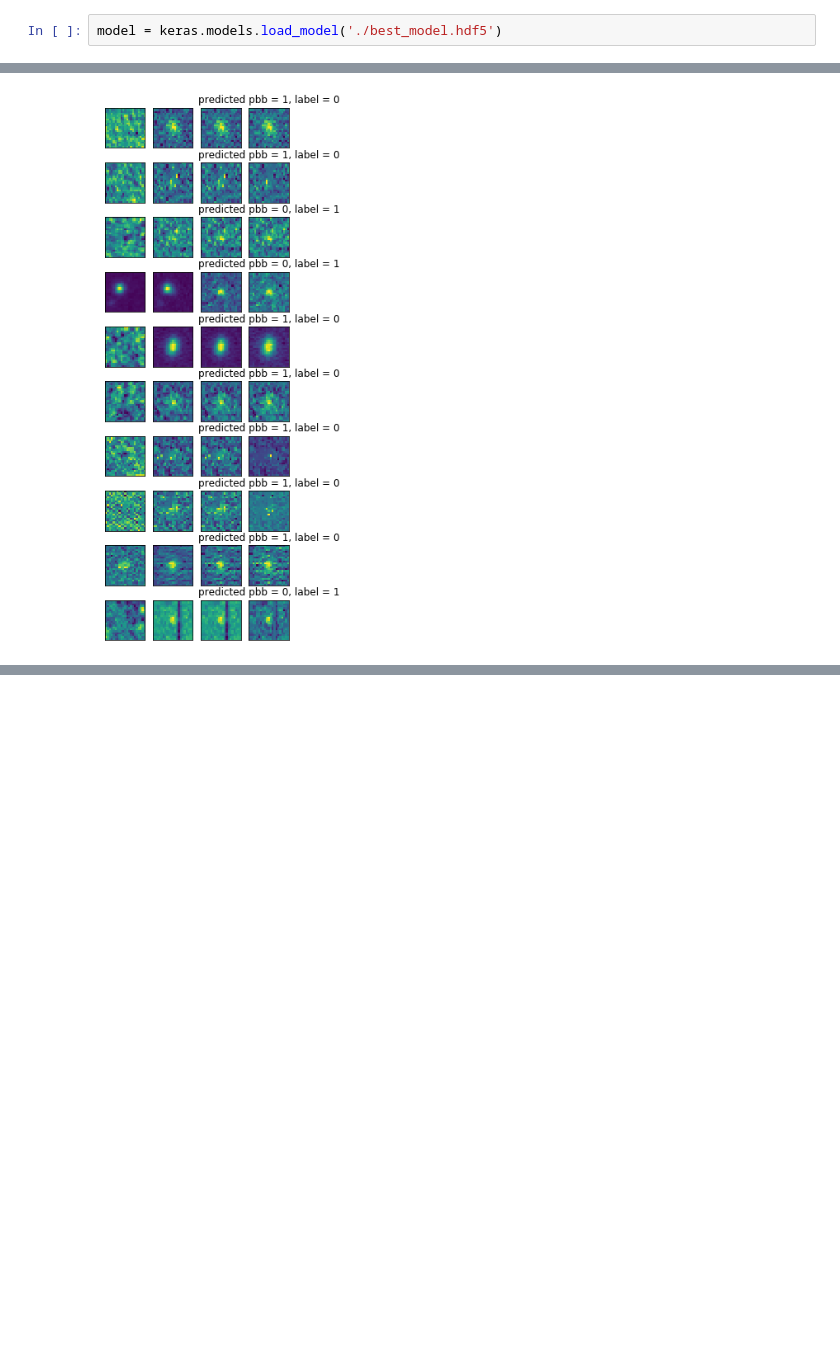
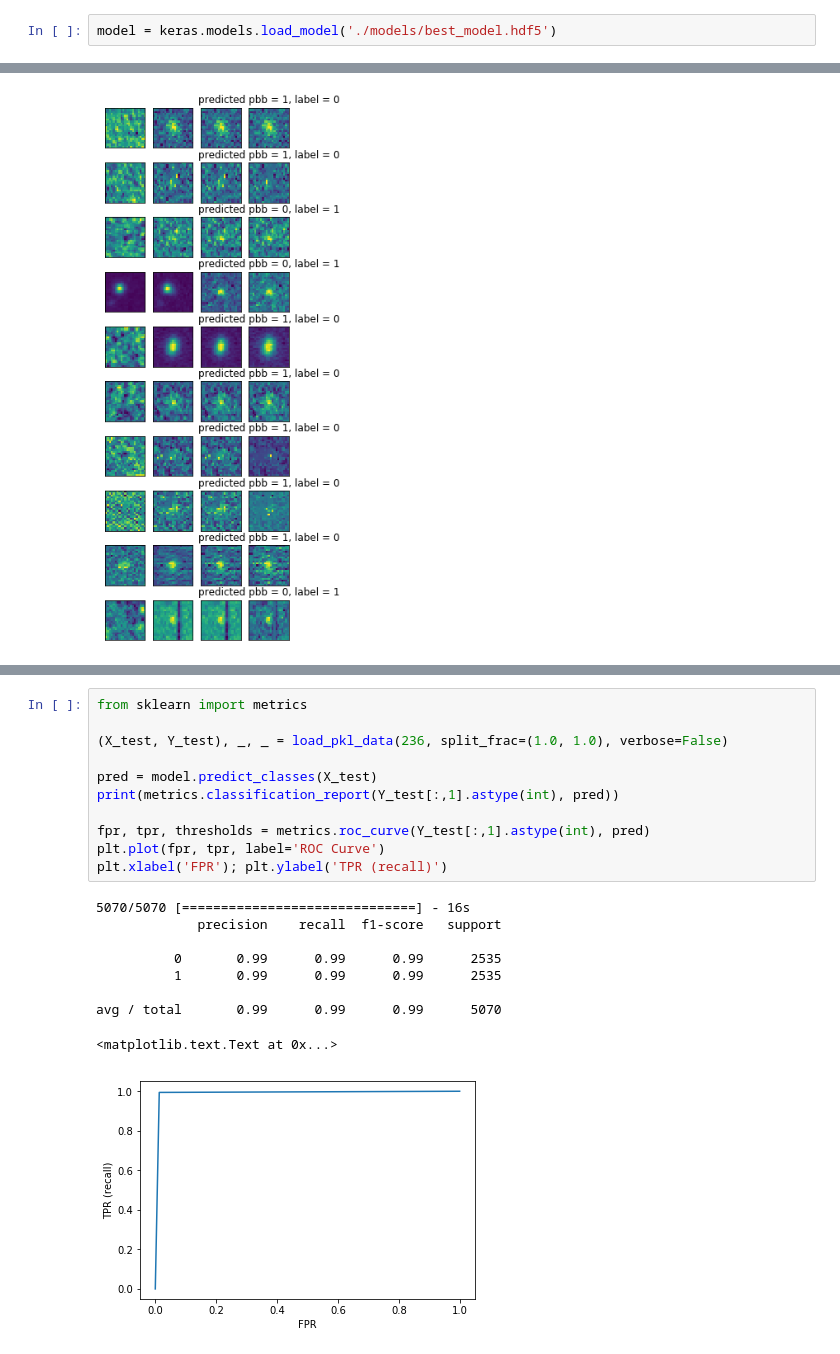
Before and after one commit to djreiss/CNN_HiTS_demo, a Jupyter notebook: CNN_HiTS_demo_big-datagen.ipynb, the cells around one changed output, grey strips where cells are left out. Cells and saved outputs as stored; diff of their text form; blank space fills up the shorter version.

Commit message:
New model run

````diff
--- a/CNN_HiTS_demo_big-datagen.ipynb
+++ b/CNN_HiTS_demo_big-datagen.ipynb
@@ -433,7 +435,7 @@ Epoch 2333/10000
 100/100 [==============================] - 2s - loss: 0.0067 - acc: 0.9919 - val_loss: 2.0465e-06 - val_acc: 1.0000e
 ```
 # %%
-model = keras.models.load_model('./best_model.hdf5')
+model = keras.models.load_model('./models/best_model.hdf5')
 # %%
 test_generator = data_generator_test()
 score = model.evaluate_generator(test_generator, steps=500)
@@ -473,0 +492,21 @@ Incorrectly classified: 50 of 5120
+# %%
+from sklearn import metrics
+
+(X_test, Y_test), _, _ = load_pkl_data(236, split_frac=(1.0, 1.0), verbose=False)
+
+pred = model.predict_classes(X_test)
+print(metrics.classification_report(Y_test[:,1].astype(int), pred))
+
+fpr, tpr, thresholds = metrics.roc_curve(Y_test[:,1].astype(int), pred)
+plt.plot(fpr, tpr, label='ROC Curve')
+plt.xlabel('FPR'); plt.ylabel('TPR (recall)')
+# %% [output]
+5070/5070 [==============================] - 16s
+             precision    recall  f1-score   support
+
+          0       0.99      0.99      0.99      2535
+          1       0.99      0.99      0.99      2535
+
+avg / total       0.99      0.99      0.99      5070
+<matplotlib.text.Text at 0x...>
+[figure, added]
````
Also changed, not shown: parts of 5 cells of this notebook, 1 other file.
